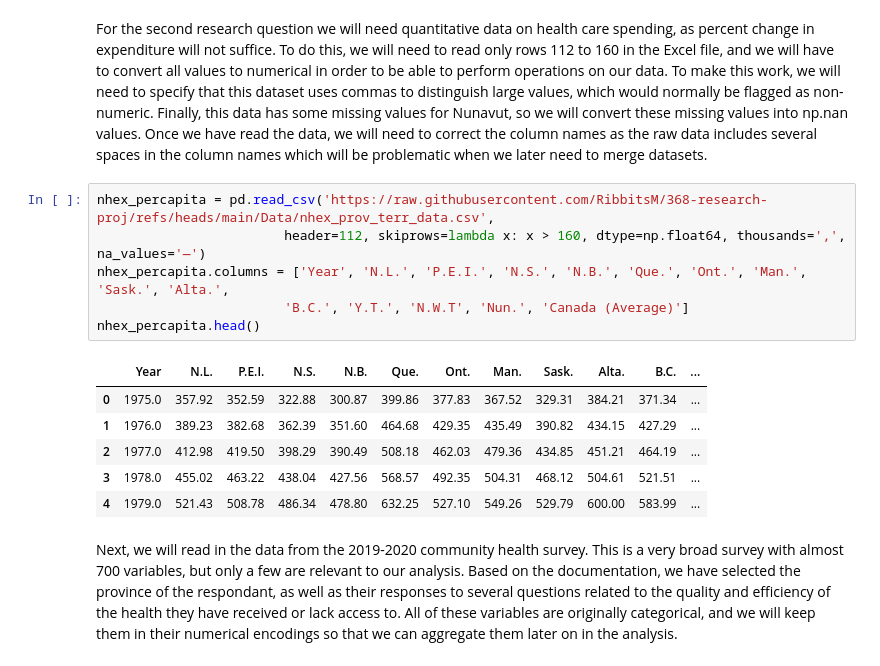
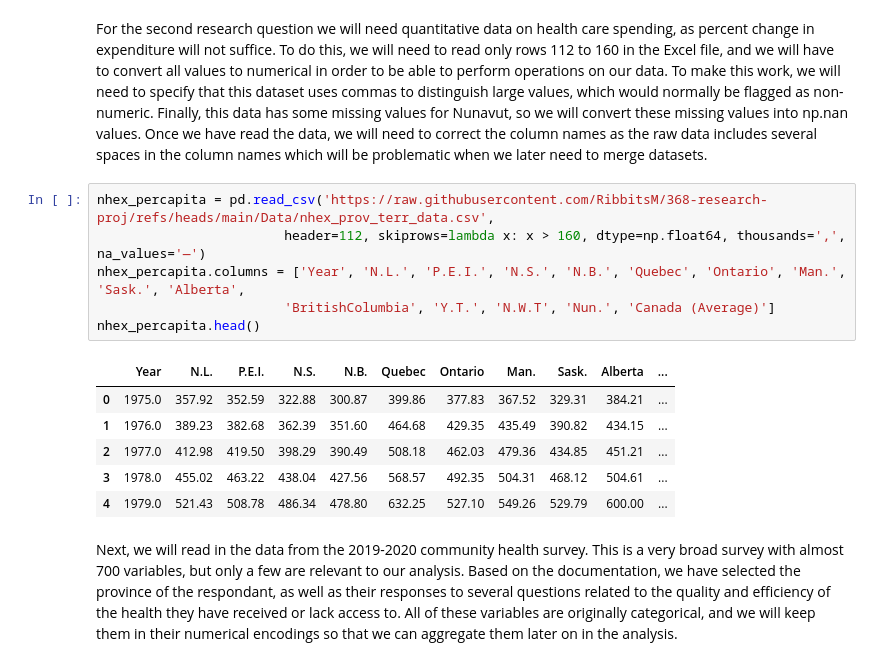
Before and after one commit to RibbitsM/368-research-proj, a Jupyter notebook: report.ipynb, the cells around one changed output. Saved outputs shown, nothing was run; the diff lists cells and outputs as text.

```diff
--- a/report.ipynb
+++ b/report.ipynb
@@ -167,16 +167,16 @@ For the second research question we will need quantitative data on health care s
 # %%
 nhex_percapita = pd.read_csv('https://raw.githubusercontent.com/RibbitsM/368-research-proj/refs/heads/main/Data/nhex_prov_terr_data.csv',
                         header=112, skiprows=lambda x: x > 160, dtype=np.float64, thousands=',', na_values='—')
-nhex_percapita.columns = ['Year', 'N.L.', 'P.E.I.', 'N.S.', 'N.B.', 'Que.', 'Ont.', 'Man.', 'Sask.', 'Alta.',
-                        'B.C.', 'Y.T.', 'N.W.T', 'Nun.', 'Canada (Average)']
+nhex_percapita.columns = ['Year', 'N.L.', 'P.E.I.', 'N.S.', 'N.B.', 'Quebec', 'Ontario', 'Man.', 'Sask.', 'Alberta',
+                        'BritishColumbia', 'Y.T.', 'N.W.T', 'Nun.', 'Canada (Average)']
 nhex_percapita.head()
 # %% [output]
-|  | Year | N.L. | P.E.I. | N.S. | N.B. | Que. | Ont. | Man. | Sask. | Alta. | B.C. | ... |
-| 0 | 1975.0 | 357.92 | 352.59 | 322.88 | 300.87 | 399.86 | 377.83 | 367.52 | 329.31 | 384.21 | 371.34 | ... |
-| 1 | 1976.0 | 389.23 | 382.68 | 362.39 | 351.60 | 464.68 | 429.35 | 435.49 | 390.82 | 434.15 | 427.29 | ... |
-| 2 | 1977.0 | 412.98 | 419.50 | 398.29 | 390.49 | 508.18 | 462.03 | 479.36 | 434.85 | 451.21 | 464.19 | ... |
-| 3 | 1978.0 | 455.02 | 463.22 | 438.04 | 427.56 | 568.57 | 492.35 | 504.31 | 468.12 | 504.61 | 521.51 | ... |
-| 4 | 1979.0 | 521.43 | 508.78 | 486.34 | 478.80 | 632.25 | 527.10 | 549.26 | 529.79 | 600.00 | 583.99 | ... |
+|  | Year | N.L. | P.E.I. | N.S. | N.B. | Quebec | Ontario | Man. | Sask. | Alberta | ... |
+| 0 | 1975.0 | 357.92 | 352.59 | 322.88 | 300.87 | 399.86 | 377.83 | 367.52 | 329.31 | 384.21 | ... |
+| 1 | 1976.0 | 389.23 | 382.68 | 362.39 | 351.60 | 464.68 | 429.35 | 435.49 | 390.82 | 434.15 | ... |
+| 2 | 1977.0 | 412.98 | 419.50 | 398.29 | 390.49 | 508.18 | 462.03 | 479.36 | 434.85 | 451.21 | ... |
+| 3 | 1978.0 | 455.02 | 463.22 | 438.04 | 427.56 | 568.57 | 492.35 | 504.31 | 468.12 | 504.61 | ... |
+| 4 | 1979.0 | 521.43 | 508.78 | 486.34 | 478.80 | 632.25 | 527.10 | 549.26 | 529.79 | 600.00 | ... |
 # %% [markdown]
 Next, we will read in the data from the 2019-2020 community health survey. This is a very broad survey with almost 700 variables, but only a few are relevant to our analysis. Based on the documentation, we have selected the province of the respondant, as well as their responses to several questions related to the quality and efficiency of the health they have received or lack access to. All of these variables are originally categorical, and we will keep them in their numerical encodings so that we can aggregate them later on in the analysis.
 # %%
```
Also changed, not shown: parts of 8 cells of this notebook, 2 other files.
